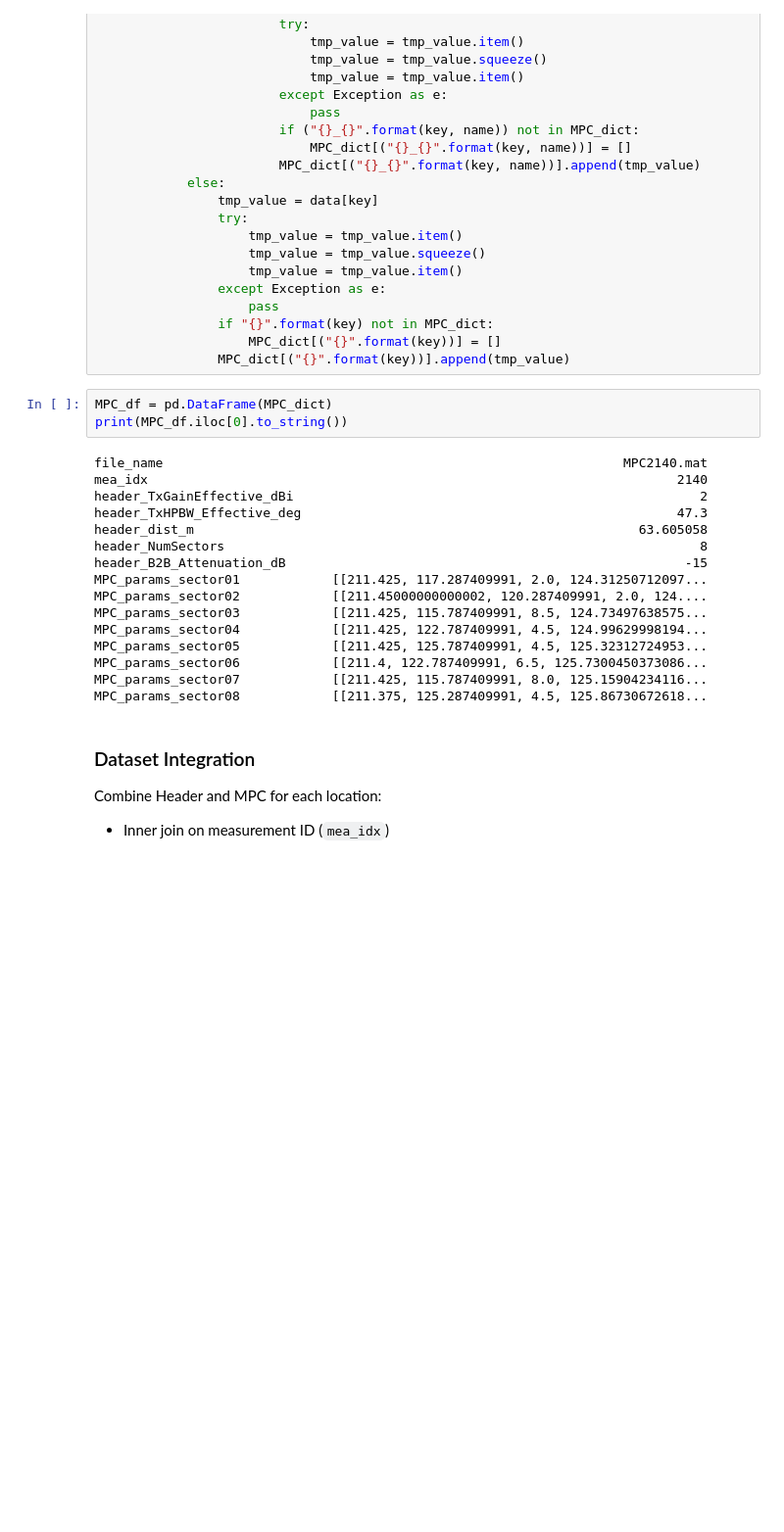
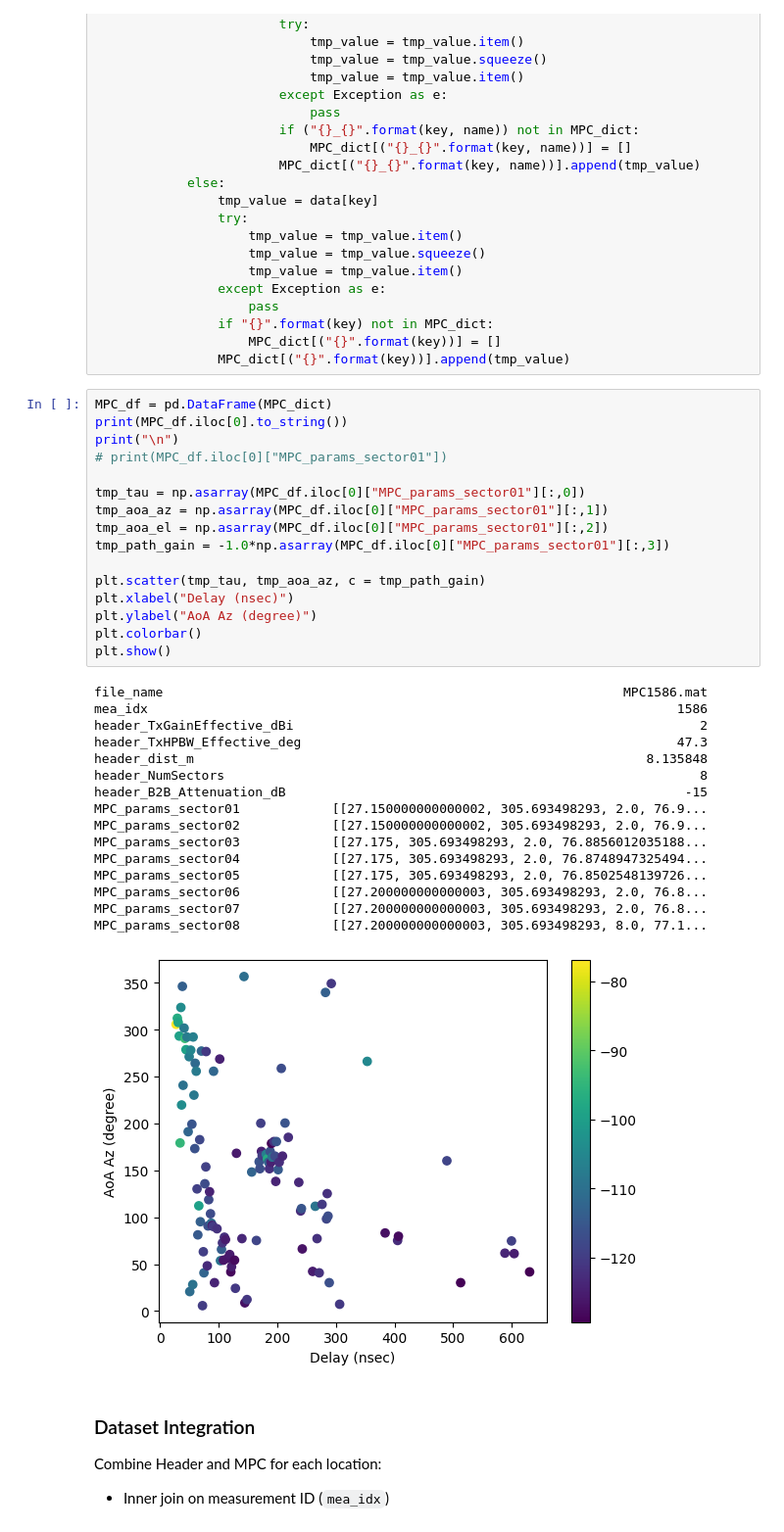
Before and after one commit to davidklee04/Sionna_Princeton, a Jupyter notebook: examples/5_scene_nist_28ghz_boulder.ipynb, the cells around one changed output. Shown at 98% size. Cells and saved outputs as stored; diff of their text form; blank space fills up the shorter version.

```diff
--- a/examples/5_scene_nist_28ghz_boulder.ipynb
+++ b/examples/5_scene_nist_28ghz_boulder.ipynb
@@ -217,22 +211,36 @@ for mat_file_path in MPC_mat_files:
 # %%
 MPC_df = pd.DataFrame(MPC_dict)
 print(MPC_df.iloc[0].to_string())
+print("\n")
+# print(MPC_df.iloc[0]["MPC_params_sector01"])
+
+tmp_tau = np.asarray(MPC_df.iloc[0]["MPC_params_sector01"][:,0])
+tmp_aoa_az = np.asarray(MPC_df.iloc[0]["MPC_params_sector01"][:,1])
+tmp_aoa_el = np.asarray(MPC_df.iloc[0]["MPC_params_sector01"][:,2])
+tmp_path_gain = -1.0*np.asarray(MPC_df.iloc[0]["MPC_params_sector01"][:,3])
+
+plt.scatter(tmp_tau, tmp_aoa_az, c = tmp_path_gain)
+plt.xlabel("Delay (nsec)")
+plt.ylabel("AoA Az (degree)")
+plt.colorbar()
+plt.show()
 # %% [output]
-file_name                                                            MPC2140.mat
-mea_idx                                                                     2140
+file_name                                                            MPC1586.mat
+mea_idx                                                                     1586
 header_TxGainEffective_dBi                                                     2
 header_TxHPBW_Effective_deg                                                 47.3
-header_dist_m                                                          63.605058
+header_dist_m                                                           8.135848
 header_NumSectors                                                              8
 header_B2B_Attenuation_dB                                                    -15
-MPC_params_sector01            [[211.425, 117.287409991, 2.0, 124.31250712097...
-MPC_params_sector02            [[211.45000000000002, 120.287409991, 2.0, 124....
-MPC_params_sector03            [[211.425, 115.787409991, 8.5, 124.73497638575...
-MPC_params_sector04            [[211.425, 122.787409991, 4.5, 124.99629998194...
-MPC_params_sector05            [[211.425, 125.787409991, 4.5, 125.32312724953...
-MPC_params_sector06            [[211.4, 122.787409991, 6.5, 125.7300450373086...
-MPC_params_sector07            [[211.425, 115.787409991, 8.0, 125.15904234116...
-MPC_params_sector08            [[211.375, 125.287409991, 4.5, 125.86730672618...
+MPC_params_sector01            [[27.150000000000002, 305.693498293, 2.0, 76.9...
+MPC_params_sector02            [[27.150000000000002, 305.693498293, 2.0, 76.9...
+MPC_params_sector03            [[27.175, 305.693498293, 2.0, 76.8856012035188...
+MPC_params_sector04            [[27.175, 305.693498293, 2.0, 76.8748947325494...
+MPC_params_sector05            [[27.175, 305.693498293, 2.0, 76.8502548139726...
+MPC_params_sector06            [[27.200000000000003, 305.693498293, 2.0, 76.8...
+MPC_params_sector07            [[27.200000000000003, 305.693498293, 2.0, 76.8...
+MPC_params_sector08            [[27.200000000000003, 305.693498293, 8.0, 77.1...
+[figure, added]
 # %% [markdown]
 ### Dataset Integration
 
```
Also changed, not shown: parts of 19 cells of this notebook.
